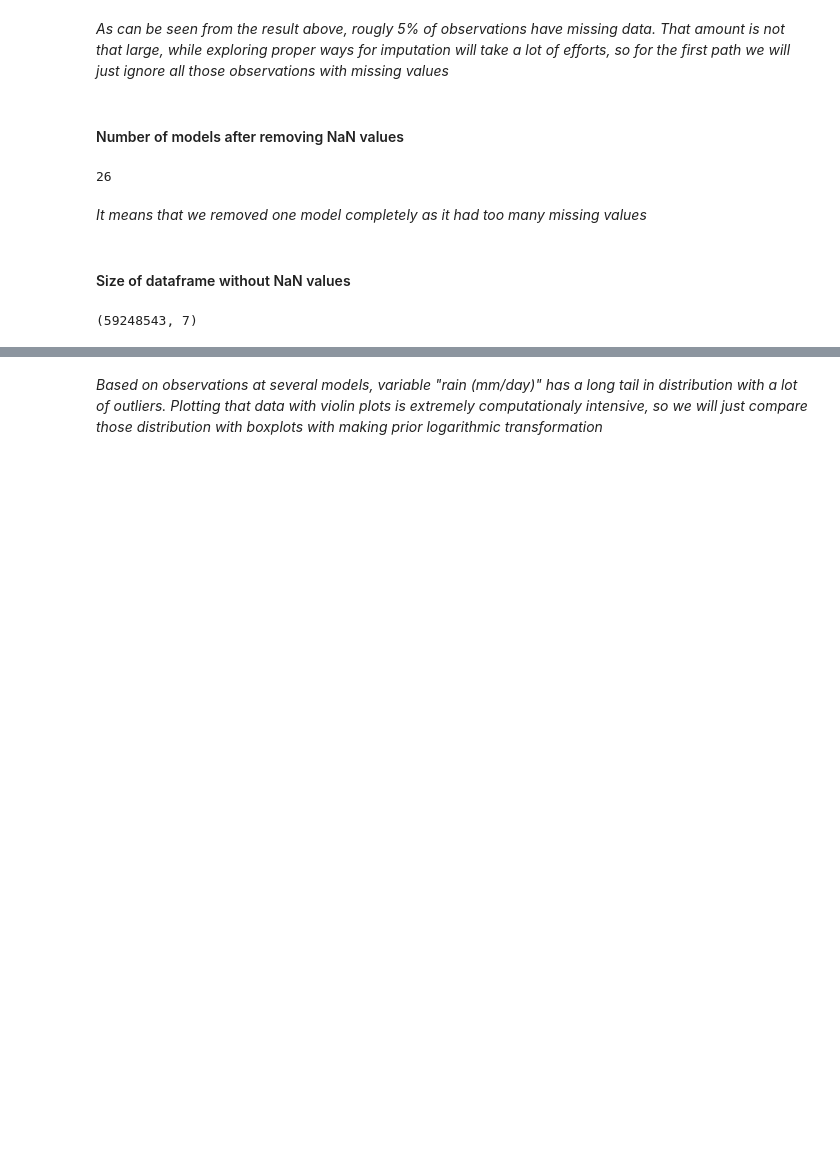
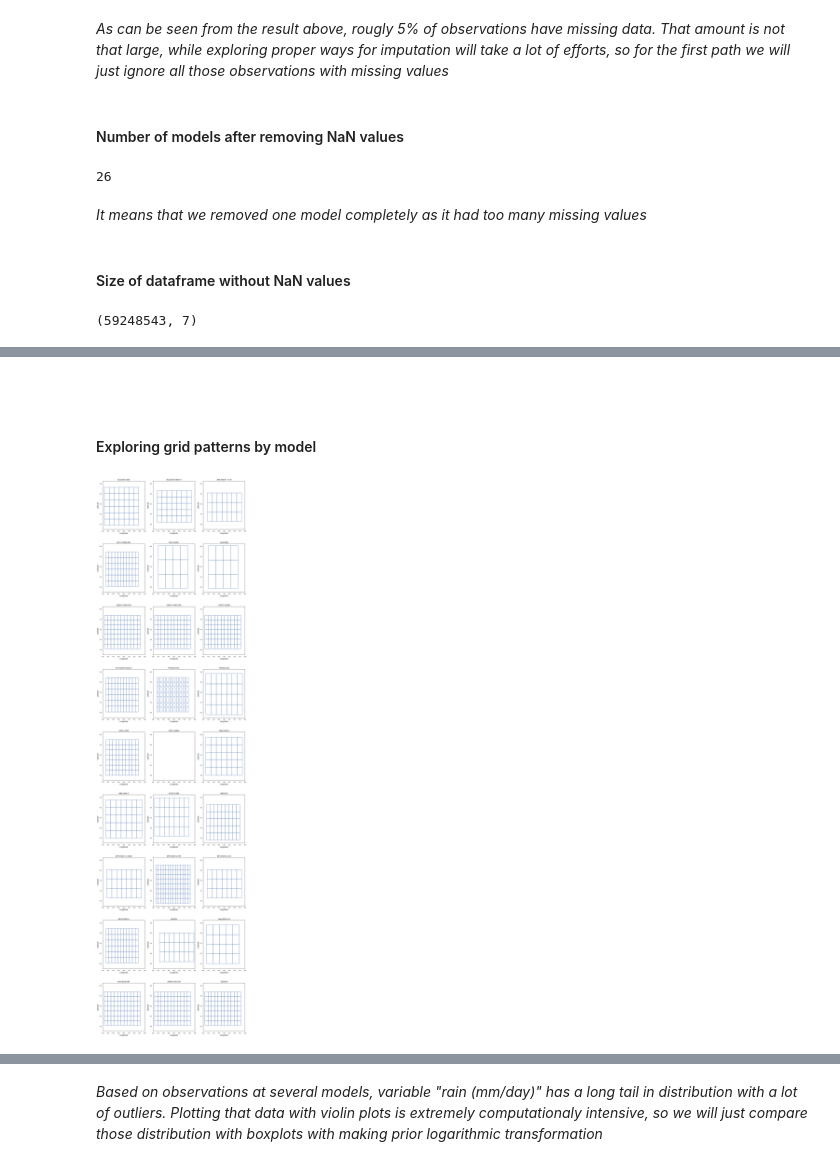
Before and after one commit to UBC-MDS/525_group9, a Jupyter notebook: notebooks/pavel_milestone1.ipynb, the cells around one changed output, grey strips where cells are left out. Saved outputs shown, nothing was run; the diff lists cells and outputs as text; code cells hidden in the pictures; blank space fills up the shorter version.

```diff
--- a/notebooks/pavel_milestone1.ipynb
+++ b/notebooks/pavel_milestone1.ipynb
@@ -175,0 +328,37 @@ plt.xticks(rotation=90);
+# %% [markdown]
+<br>
+# %% [markdown]
+#### Exploring grid patterns by model
+# %%
+sns.set(rc={'figure.figsize':(20,40),"font.size":15,"axes.titlesize":15,"axes.labelsize":15},style="white")
+
+models = dfp["model"].unique()
+num_models = len(models)
+
+fig = plt.figure()
+plt.subplots_adjust(left=None, bottom=0.5, right=None, top=2, wspace=None, hspace=0.3)
+for m in range(num_models):
+    model = models[m]
+    plt.subplot(9, 3, m+1)
+
+    dfmod = dfp[dfp['model']==model]
+    for i in range(dfmod.shape[0]):
+        plt.plot([dfmod['lon_min'].iloc[i], dfmod['lon_min'].iloc[i]],
+                 [dfmod['lat_min'].iloc[i], dfmod['lat_max'].iloc[i]],
+                 'b')
+        plt.plot([dfmod['lon_max'].iloc[i], dfmod['lon_max'].iloc[i]],
+                 [dfmod['lat_min'].iloc[i], dfmod['lat_max'].iloc[i]],
+                'b')
+        plt.plot([dfmod['lon_min'].iloc[i], dfmod['lon_max'].iloc[i]],
+                 [dfmod['lat_min'].iloc[i], dfmod['lat_min'].iloc[i]],
+                'b')
+        plt.plot([dfmod['lon_min'].iloc[i], dfmod['lon_max'].iloc[i]],
+                 [dfmod['lat_max'].iloc[i], dfmod['lat_max'].iloc[i]],
+                'b')
+        plt.xlabel("Longitude")
+        plt.ylabel("Latitude")
+        plt.xlim(140, 156)
+        plt.ylim(-37, -27.5)
+        plt.title(model)
+# %% [output]
+[figure, added]
```
Also changed, not shown: parts of 51 cells of this notebook.
